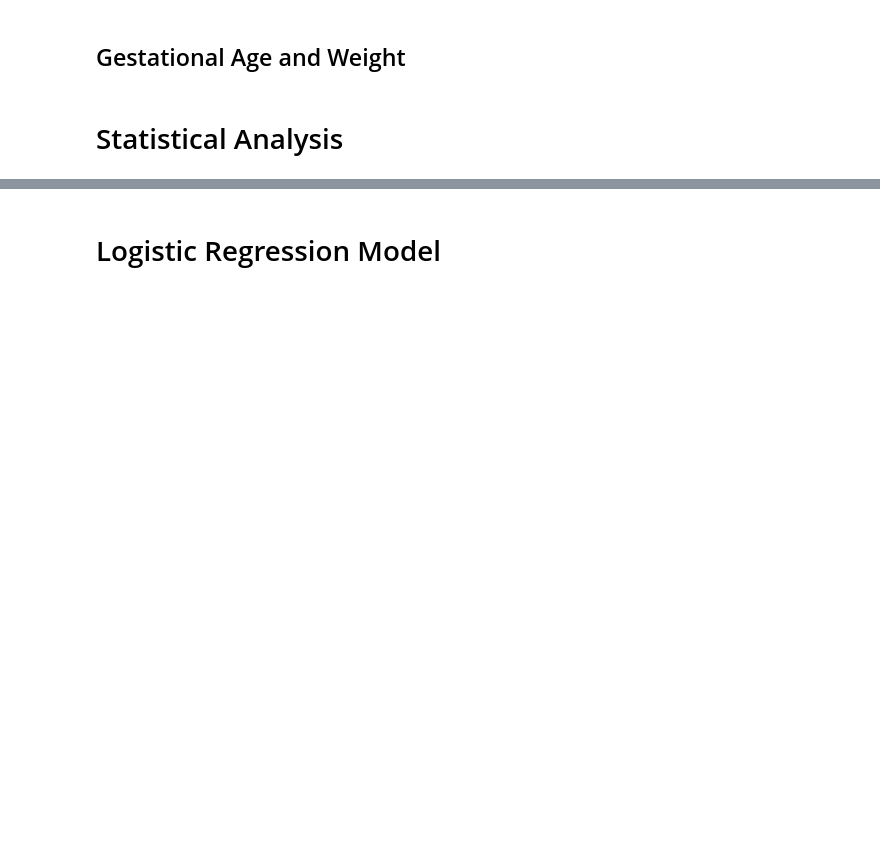
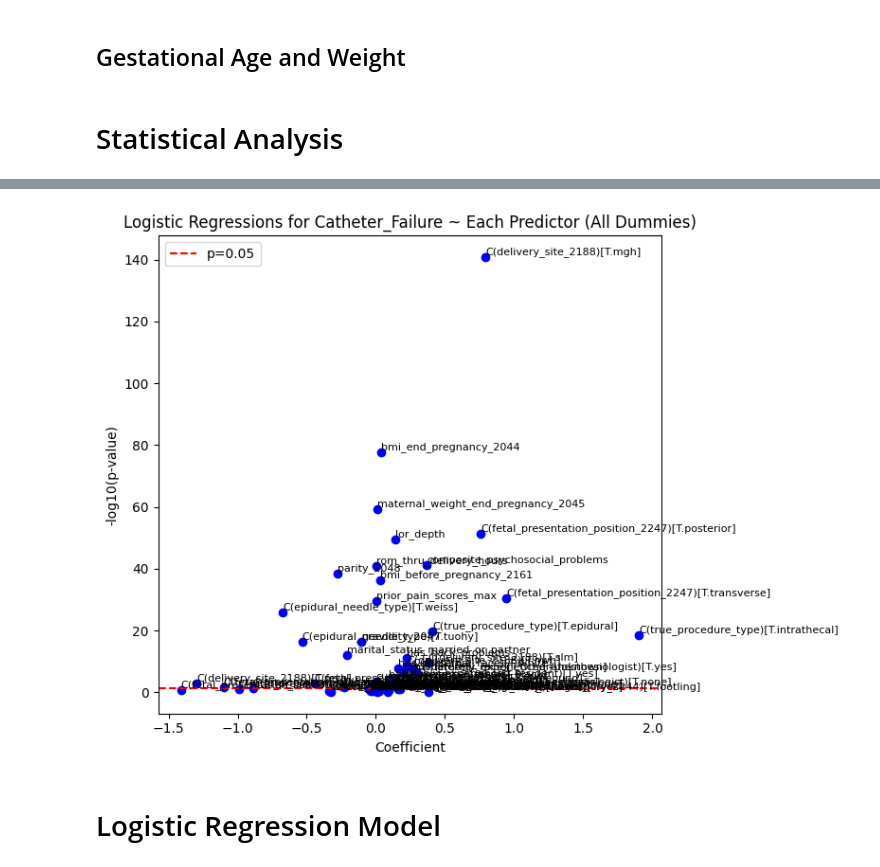
Before and after one commit to dfberenson/Epidural-Analysis, a Jupyter notebook: Merlin Epidural Visualization and Analysis.ipynb, the cells around one changed output, grey strips where cells are left out. Saved outputs shown, nothing was run; the diff lists cells and outputs as text; code cells hidden in the pictures; blank space fills up the shorter version.

```diff
--- a/Merlin Epidural Visualization and Analysis.ipynb
+++ b/Merlin Epidural Visualization and Analysis.ipynb
@@ -194,7 +144,7 @@ plt.show()
 procedure_counts = pd.crosstab(neuraxial_catheter_df['true_procedure_type'], neuraxial_catheter_df['failed_catheter'])
 
 # Sort the bars in descending order based on the total count of each procedure type
-procedure_counts = procedure_counts.sort_values(by=False, ascending=False)
+procedure_counts = procedure_counts.sort_values(by=0, ascending=False)
 
 # Create a stacked bar chart
 ax = procedure_counts.plot(kind='bar', stacked=True, figsize=(6
@@ -369,7 +319,7 @@ plt.show()
 delivery_site_counts = pd.crosstab(neuraxial_catheter_df['delivery_site_2188'], neuraxial_catheter_df['failed_catheter'])
 
 # Sort the bars in descending order based on the total count of each delivery site
-delivery_site_counts = delivery_site_counts.sort_values(by=False, ascending=False)
+delivery_site_counts = delivery_site_counts.sort_values(by=0, ascending=False)
 
 # Create a stacked bar chart
 ax = delivery_site_counts.plot(kind='bar', stacked=True, figsize=(10, 6), color=['skyblue', 'lightcoral'])
@@ -415,7 +365,7 @@ plt.show()
 delivery_site_dpe_counts = pd.crosstab(epidural_df['delivery_site_2188'], epidural_df['dpe'])
 
 # Sort the bars in descending order based on the total count of each delivery site
-delivery_site_dpe_counts = delivery_site_dpe_counts.sort_values(by=True, ascending=False) # Sort by 'no'
+delivery_site_dpe_counts = delivery_site_dpe_counts.sort_values(by=1, ascending=False) # Sort by 'no'
 
 # Create a stacked bar chart
 ax = delivery_site_dpe_counts.plot(kind='bar', stacked=True, figsize=(10, 6))
@@ -1401,3 +1369,37 @@ KeyError: 'pval'
+# %%
+
+# Create plot: coefficient vs -log10(p-value)
+fig, ax = plt.subplots(figsize=(8, 6))
+
+offset = 1e-300  # so we don't take log10(0)
+x_vals = results_df[results_df['pval'] < 0.9]['coef']
+y_vals = -np.log10(results_df[results_df['pval'] < 0.9]['pval'] + offset)
+
+sc = ax.scatter(x_vals, y_vals, color='blue')
+
+# Annotate each point
+for i, row in results_df[results_df['pval'] < 0.9].iterrows():
+    ax.text(
+        row['coef'],
+        -np.log10(row['pval'] + offset),
+        row['param_name'],  # or a cleaned-up version
+        fontsize=8,
+        ha='left',
+        va='bottom'
+    )
+
+# Add a reference line for p=0.05
+ax.axhline(-np.log10(0.05), color='red', linestyle='--', label='p=0.05')
+
+ax.set_xlabel('Coefficient')
+ax.set_ylabel('-log10(p-value)')
+ax.set_title(f'Logistic Regressions for Catheter_Failure ~ Each Predictor (All Dummies)')
+ax.legend()
+
+plt.tight_layout()
+plt.show()
+# %% [output]
+[figure, added]
 # %% [markdown]
 # Logistic Regression Model
 # %%
```
Also changed, not shown: parts of 17 cells of this notebook.
